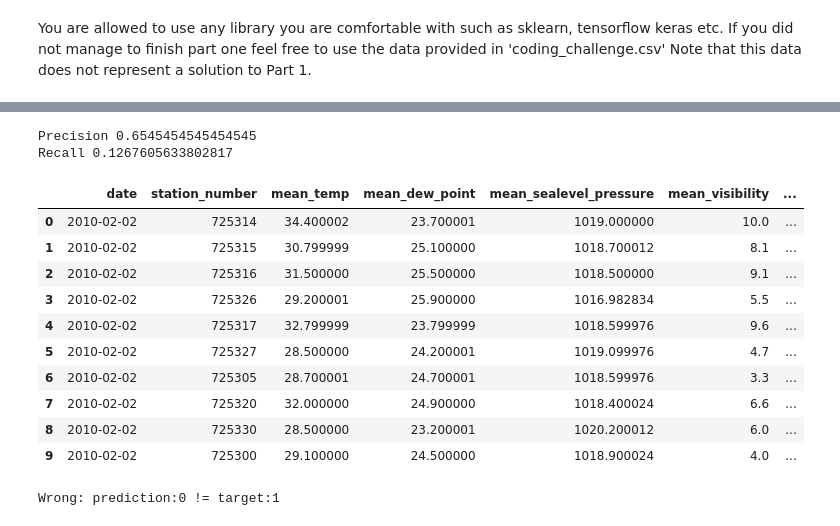
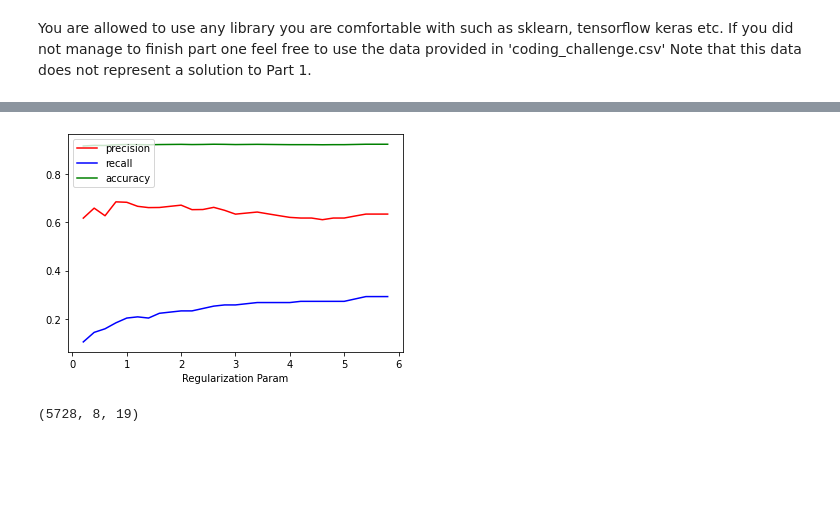
Before and after one commit to timnaumann/snow-forecasting, a Jupyter notebook: Coding Challenge.ipynb, the cells around one changed output, grey strips where cells are left out. Cells and saved outputs as stored; diff of their text form; code cells hidden in the pictures; blank space fills up the shorter version.

```diff
--- a/Coding Challenge.ipynb
+++ b/Coding Challenge.ipynb
@@ -365,5 +451,0 @@ model = LinearRegression() # Kernel
-# %%
-model = GaussianNB()
-# %%
-train_feature_matrix, train_targets = get_feature_matrix_and_targets(train_df)
-model.fit(train_feature_matrix, train_targets)
@@ -372,3 +451,0 @@ LinearRegression()
-# %%
-val_feature_matrix, val_targets = get_feature_matrix_and_targets(val_df)
-val_predicts = model.predict(val_feature_matrix)
@@ -379,3 +451,0 @@ np.sum(val_targets)
-# %%
-val_predicts = val_predicts >= 0.5
-val_predicts = val_predicts.astype(int)
@@ -393,20 +451,0 @@ test_predicts = test_predicts.astype(int)
-# %%
-print_precision_recall(test_targets, test_predicts)
-# %% [output]
-Precision 0.6545454545454545
-Recall 0.1267605633802817
-# %%
-rows_of_day_to_predict.reset_index(inplace=True, drop=True)
-rows_of_day_to_predict
-# %% [output]
-|  | date | station_number | mean_temp | mean_dew_point | mean_sealevel_pressure | mean_visibility | ... |
-| 0 | 2010-02-02 | 725314 | 34.400002 | 23.700001 | 1019.000000 | 10.0 | ... |
-| 1 | 2010-02-02 | 725315 | 30.799999 | 25.100000 | 1018.700012 | 8.1 | ... |
-| 2 | 2010-02-02 | 725316 | 31.500000 | 25.500000 | 1018.500000 | 9.1 | ... |
-| 3 | 2010-02-02 | 725326 | 29.200001 | 25.900000 | 1016.982834 | 5.5 | ... |
-| 4 | 2010-02-02 | 725317 | 32.799999 | 23.799999 | 1018.599976 | 9.6 | ... |
-| 5 | 2010-02-02 | 725327 | 28.500000 | 24.200001 | 1019.099976 | 4.7 | ... |
-| 6 | 2010-02-02 | 725305 | 28.700001 | 24.700001 | 1018.599976 | 3.3 | ... |
-| 7 | 2010-02-02 | 725320 | 32.000000 | 24.900000 | 1018.400024 | 6.6 | ... |
-| 8 | 2010-02-02 | 725330 | 28.500000 | 23.200001 | 1020.200012 | 6.0 | ... |
-| 9 | 2010-02-02 | 725300 | 29.100000 | 24.500000 | 1018.900024 | 4.0 | ... |
@@ -427,4 +452,32 @@ def predict_tt_for_station_number(station_number, model, data):
-# %%
-predict_tt_for_station_number(725305, model, rows_of_day_to_predict)
-# %% [output]
-Wrong: prediction:0 != target:1
+# %%
+c_range = np.arange(0.2, 6, 0.2, dtype=float)
+def plot_validation_curve_for_svm_reg_param(c_range):
+    precisions = []
+    recalls = []
+    accuracies = []
+
+    for c in c_range:
+        model = svm.SVC(C=c)
+        model.fit(random_training_data, random_training_targets)
+
+        val_predicts = model.predict(random_val_data)
+
+        support = precision_recall_fscore_support(random_val_targets, val_predicts, average="binary")
+        precision = support[0]
+        recall = support[1]
+
+        precisions.append(precision)
+        recalls.append(recall)
+
+        accuracies.append(accuracy_score(random_val_targets, val_predicts))
+
+    plt.plot(c_range, precisions, 'r', label="precision")
+    plt.plot(c_range, recalls, 'b', label="recall")
+    plt.plot(c_range, accuracies, 'g', label="accuracy")
+    plt.xlabel("Regularization Param")
+    plt.legend(loc="upper left")
+    plt.show()
+
+plot_validation_curve_for_svm_reg_param(c_range)
+# %% [output]
+[figure, added]
@@ -430,0 +487,4 @@ Wrong: prediction:0 != target:1
+# %%
+time_series_training_data_shuffled.shape
+# %% [output]
+(5728, 8, 19)
```
Also changed, not shown: parts of 50 cells of this notebook, 1 other file.
